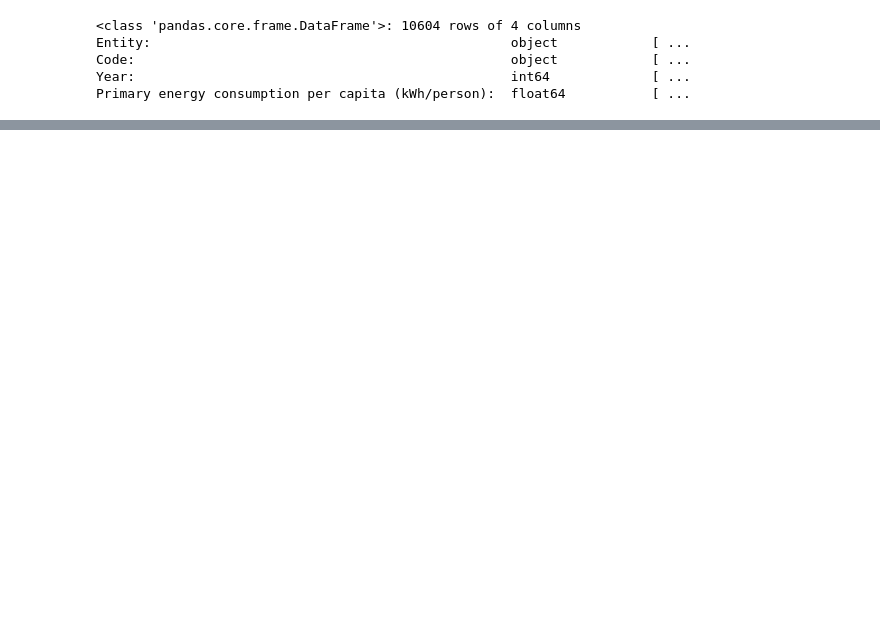
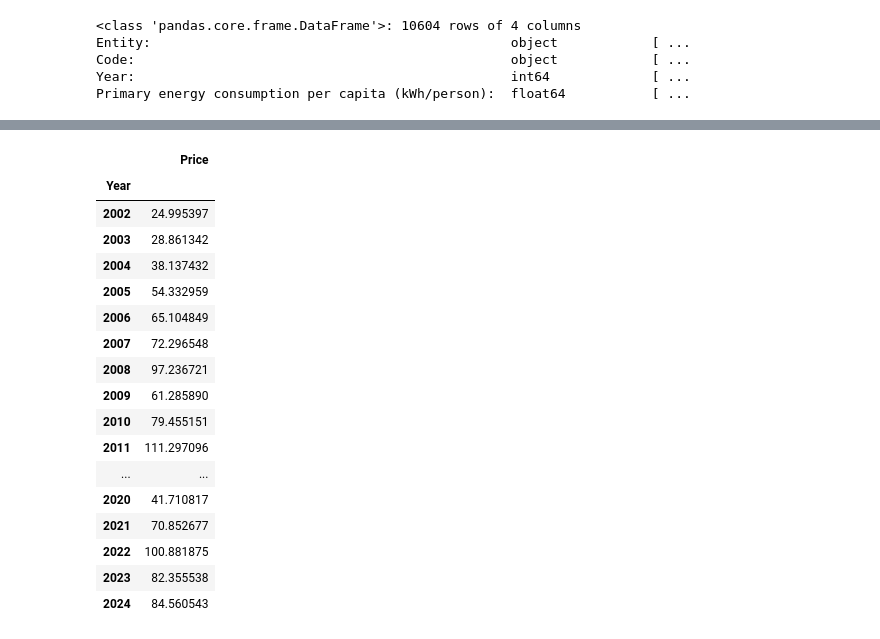
Before and after one commit to carlosvneves/fiap_techchallenge04, a Jupyter notebook: TechChallenge04_exog.ipynb, the cells around one changed output, grey strips where cells are left out. Cells and saved outputs as stored; diff of their text form; code cells hidden in the pictures; blank space fills up the shorter version.

```diff
--- a/TechChallenge04_exog.ipynb
+++ b/TechChallenge04_exog.ipynb
@@ -99,0 +208,3 @@ energy_percapita_gt_2001.groupby("Entity").sum(
+# %%
+petr_brent_price = petr_brent[["DATE", "VALUE (US$)"]]
+petr_brent_price.head()
@@ -99,0 +218,4 @@ energy_percapita_gt_2001.groupby("Entity").sum(
+# %%
+petr_brent_price["DATE"] = pd.to_datetime(petr_brent_price["DATE"])
+petr_brent_price.set_index("DATE", inplace=True)
+petr_brent_price.head()
@@ -99,0 +230,3 @@ energy_percapita_gt_2001.groupby("Entity").sum(
+# %%
+petr_brent_price["VALUE (US$)"] = petr_brent_price["VALUE (US$)"].bfill().ffill()
+price = petr_brent_price.copy()
@@ -99,0 +240,9 @@ energy_percapita_gt_2001.groupby("Entity").sum(
+# %%
+# série diária para anual
+price_y = price.resample("Y").mean()
+
+px.line(
+    price_y,
+    title="Preço do Petróleo do Tipo Brent em US$ - Média anual",
+    labels={"index": "Ano", "value": "Preço (US$)"},
+)
@@ -99,0 +263,26 @@ energy_percapita_gt_2001.groupby("Entity").sum(
+# %%
+df_price = price_y.reset_index()
+df_price["Year"] = df_price["DATE"].dt.year
+df_price = df_price.drop(columns="DATE", axis=1)
+df_price.set_index("Year", inplace=True)
+df_price.rename(columns={"VALUE (US$)": "Price"}, inplace=True)
+df_price
+# %% [output]
+|  | Price |
+| Year |  |
+| 2002 | 24.995397 |
+| 2003 | 28.861342 |
+| 2004 | 38.137432 |
+| 2005 | 54.332959 |
+| 2006 | 65.104849 |
+| 2007 | 72.296548 |
+| 2008 | 97.236721 |
+| 2009 | 61.285890 |
+| 2010 | 79.455151 |
+| 2011 | 111.297096 |
+| ... | ... |
+| 2020 | 41.710817 |
+| 2021 | 70.852677 |
+| 2022 | 100.881875 |
+| 2023 | 82.355538 |
+| 2024 | 84.560543 |
```
Also changed, not shown: parts of 30 cells of this notebook, 2 other files.
